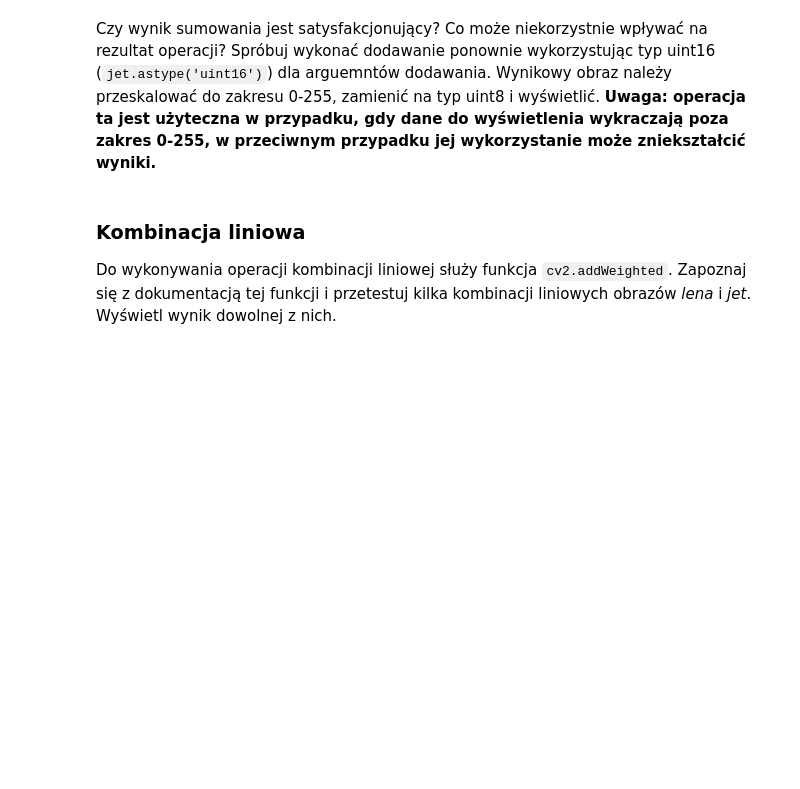
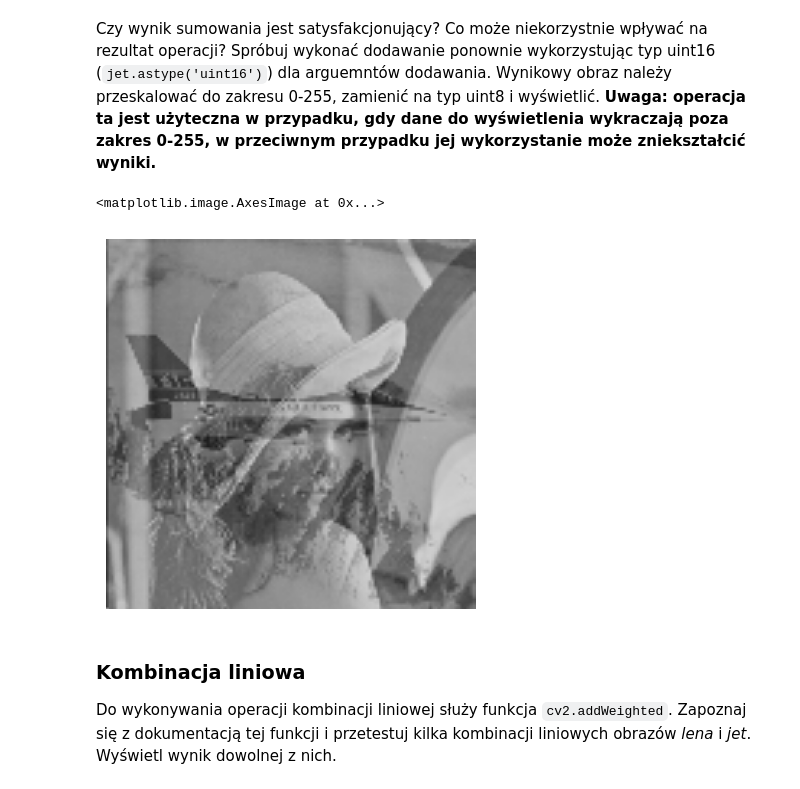
Before and after one commit to lursz/DigitalImageProcessing-Course, a Jupyter notebook: lab2/lab2.ipynb, the cells around one changed output. Saved outputs shown, nothing was run; the diff lists cells and outputs as text; code cells hidden in the pictures; blank space fills up the shorter version.

```diff
--- a/lab2/lab2.ipynb
+++ b/lab2/lab2.ipynb
@@ -162,6 +162,14 @@ Co może niekorzystnie wpływać na rezultat operacji?
 Spróbuj wykonać dodawanie ponownie wykorzystując typ uint16 (`jet.astype('uint16')`) dla arguemntów dodawania.
 Wynikowy obraz należy przeskalować do zakresu 0-255, zamienić na typ uint8 i wyświetlić.
 **Uwaga: operacja ta jest użyteczna w przypadku, gdy dane do wyświetlenia wykraczają poza zakres 0-255, w przeciwnym przypadku jej wykorzystanie może zniekształcić wyniki.**
+# %%
+img_added2 = cv2.add(lena.astype('uint16'), jet.astype('uint16'))
+img_added2 = (img_added2 / 2).astype('uint8')
+plt.axis('off')
+plt.imshow(img_added2)
+# %% [output]
+<matplotlib.image.AxesImage at 0x...>
+[figure, added]
 # %% [markdown]
 ### Kombinacja liniowa
 
```
Also changed, not shown: parts of 4 cells of this notebook.
